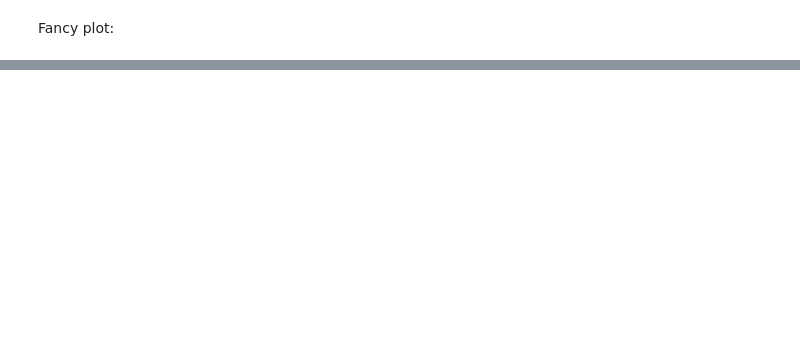
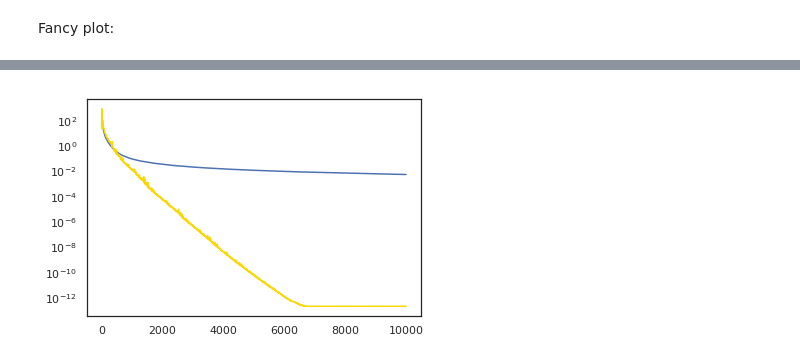
Before and after one commit to ymalitsky/graal, a Jupyter notebook: nash_equilibrium/Nash Equilibrium.ipynb, the cells around one changed output, grey strips where cells are left out. Saved outputs shown, nothing was run; the diff lists cells and outputs as text; code cells hidden in the pictures; blank space fills up the shorter version.

```diff
--- a/nash_equilibrium/Nash Equilibrium.ipynb
+++ b/nash_equilibrium/Nash Equilibrium.ipynb
@@ -128,0 +147,8 @@ plt.show()
+# %%
+sns.set_style("white")
+plt.plot(ans1[0], 'b')
+plt.plot(ans2[0], '#FFD700')
+
+plt.yscale('log')
+# %% [output]
+[figure, added]
```
Also changed, not shown: parts of 4 cells of this notebook, 18 other files.
